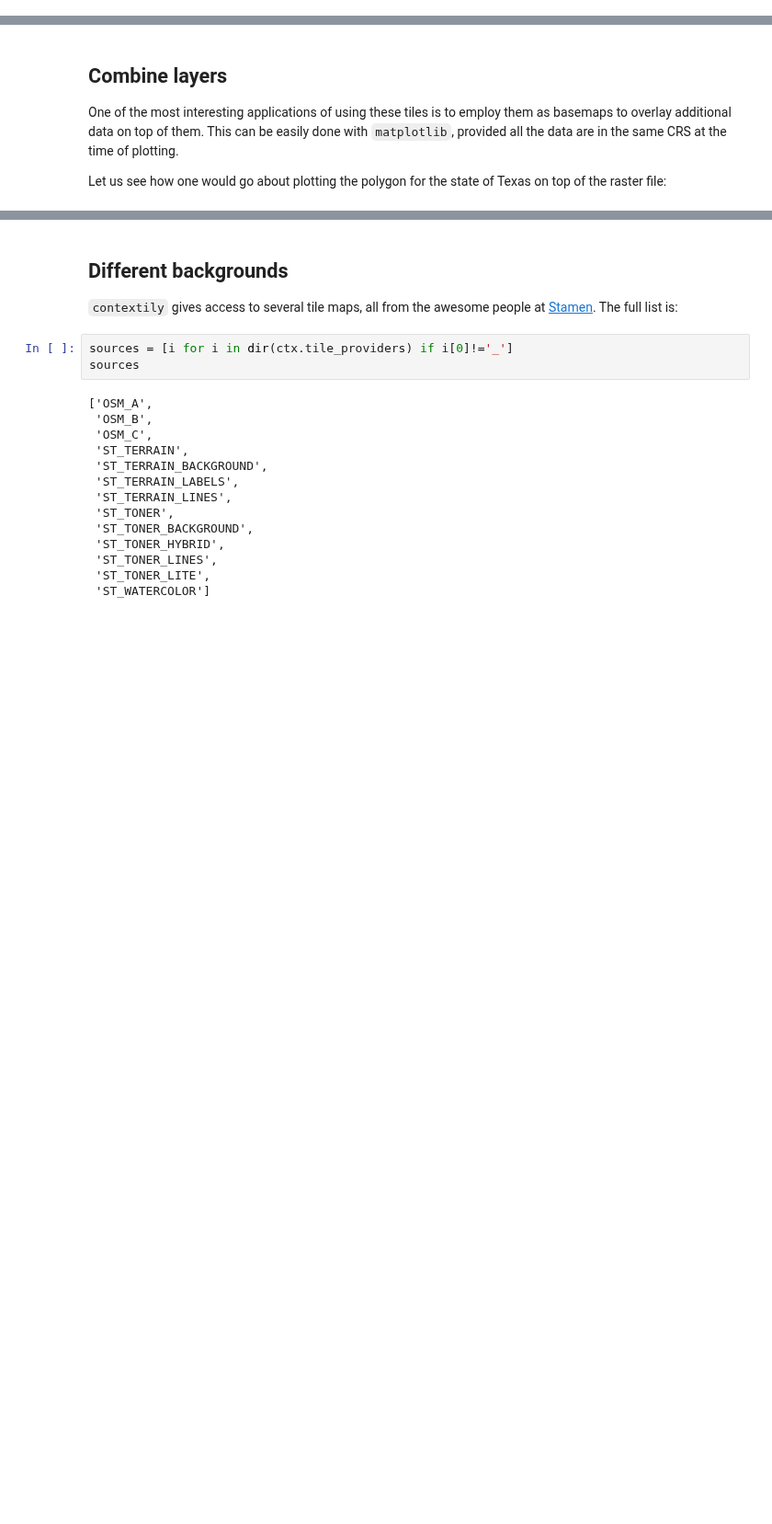
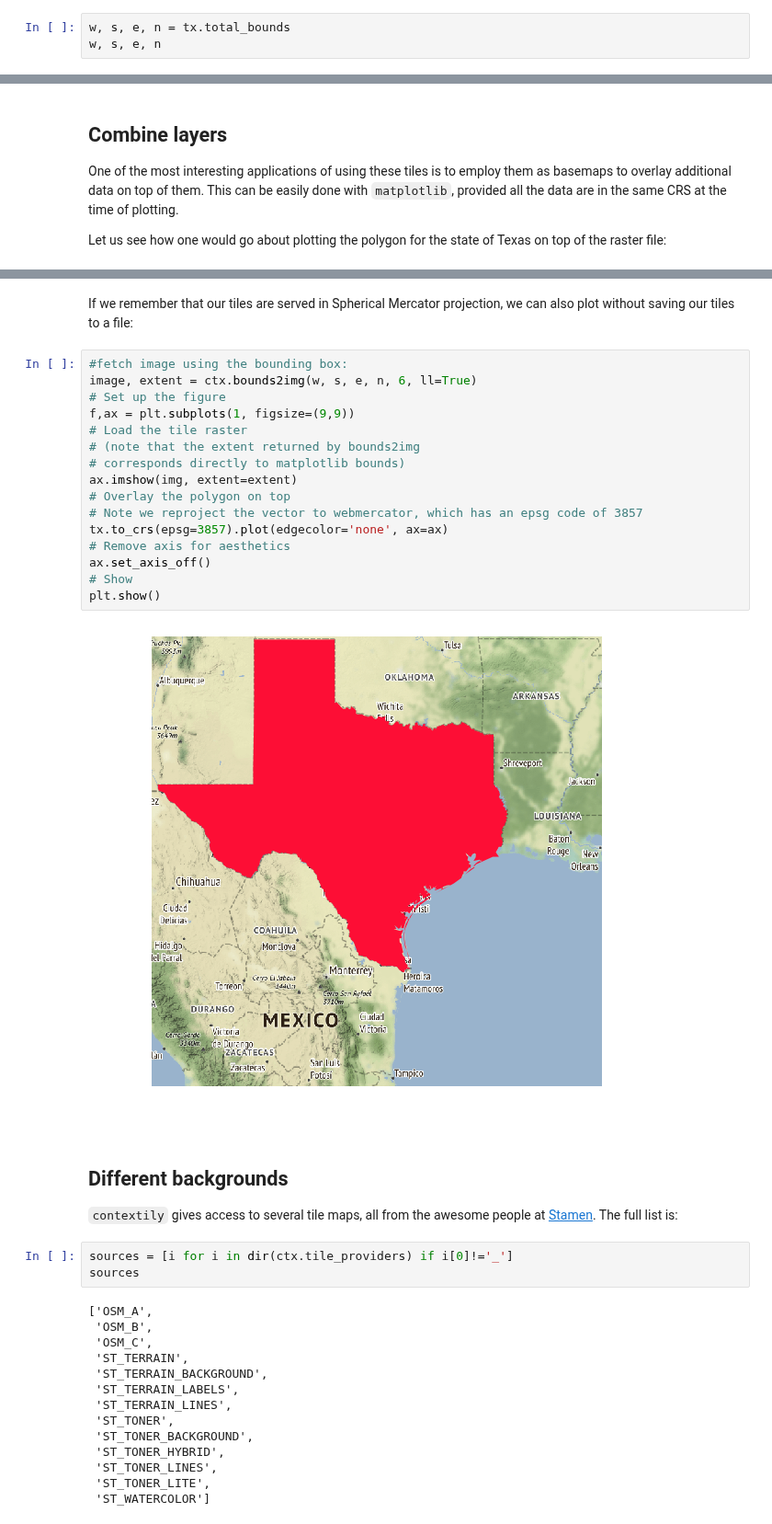
Before and after one commit to geopandas/contextily, a Jupyter notebook: contextily_guide.ipynb, the cells around one changed output, grey strips where cells are left out. Shown at 92% size. Drawn from its saved outputs; the diff is of its cells as text; blank space fills up the shorter version.

```diff
--- a/contextily_guide.ipynb
+++ b/contextily_guide.ipynb
@@ -30,0 +35,3 @@ w, s, e, n
+# %%
+w, s, e, n = tx.total_bounds
+w, s, e, n
@@ -135,3 +144,23 @@ plt.show()
+# %% [markdown]
+If we remember that our tiles are served in Spherical Mercator projection, we can also plot without saving our tiles to a file:
+# %%
+#fetch image using the bounding box:
+image, extent = ctx.bounds2img(w, s, e, n, 6, ll=True)
+# Set up the figure
+f,ax = plt.subplots(1, figsize=(9,9))
+# Load the tile raster
+# (note that the extent returned by bounds2img
+# corresponds directly to matplotlib bounds)
+ax.imshow(img, extent=extent)
+# Overlay the polygon on top
+# Note we reproject the vector to webmercator, which has an epsg code of 3857
+tx.to_crs(epsg=3857).plot(edgecolor='none', ax=ax)
+# Remove axis for aesthetics
+ax.set_axis_off()
+# Show
+plt.show()
+# %% [output]
+[figure, added]
 # %% [markdown]
 ## Different backgrounds
 
```
Also changed, not shown: parts of 12 cells of this notebook.
